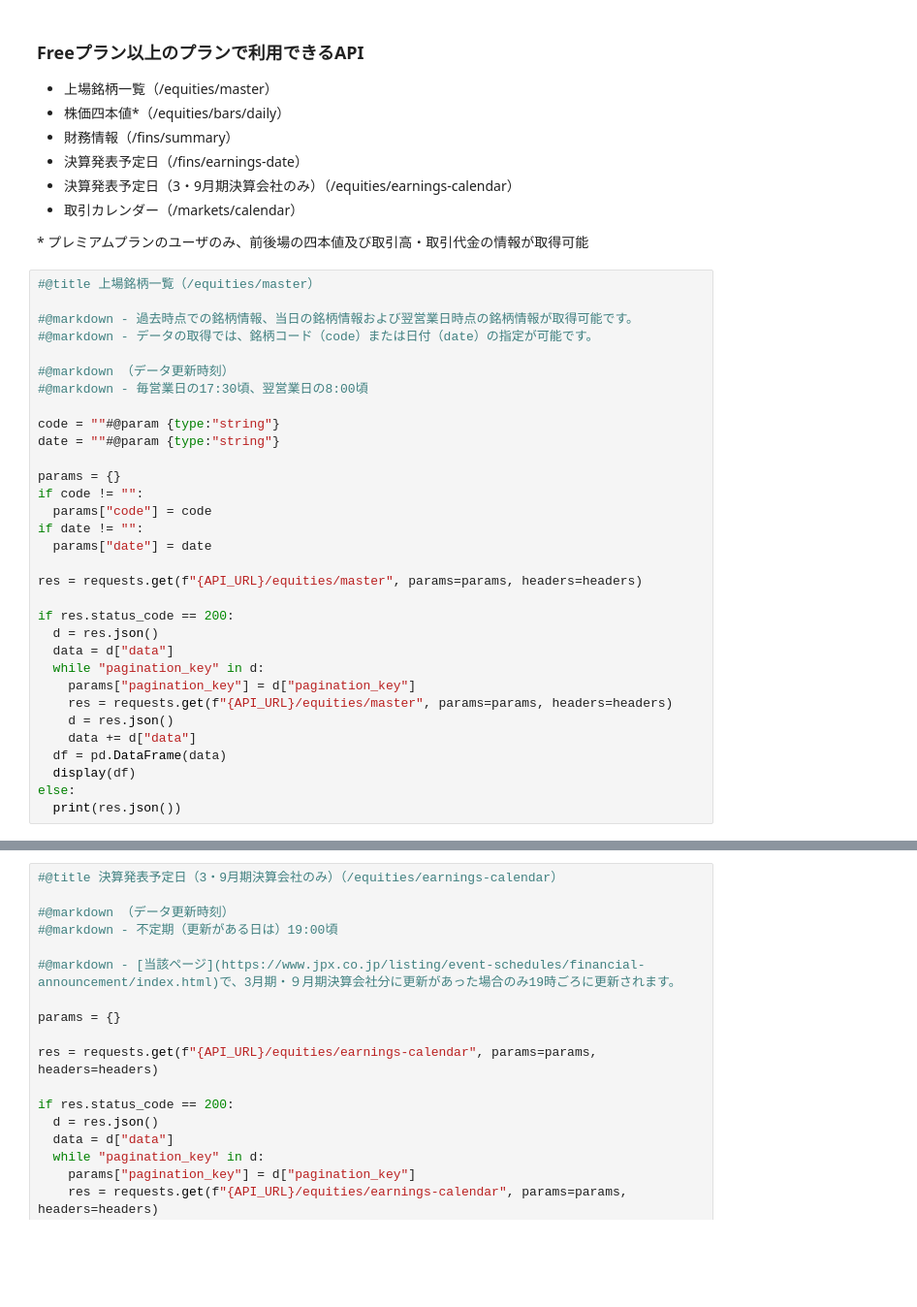
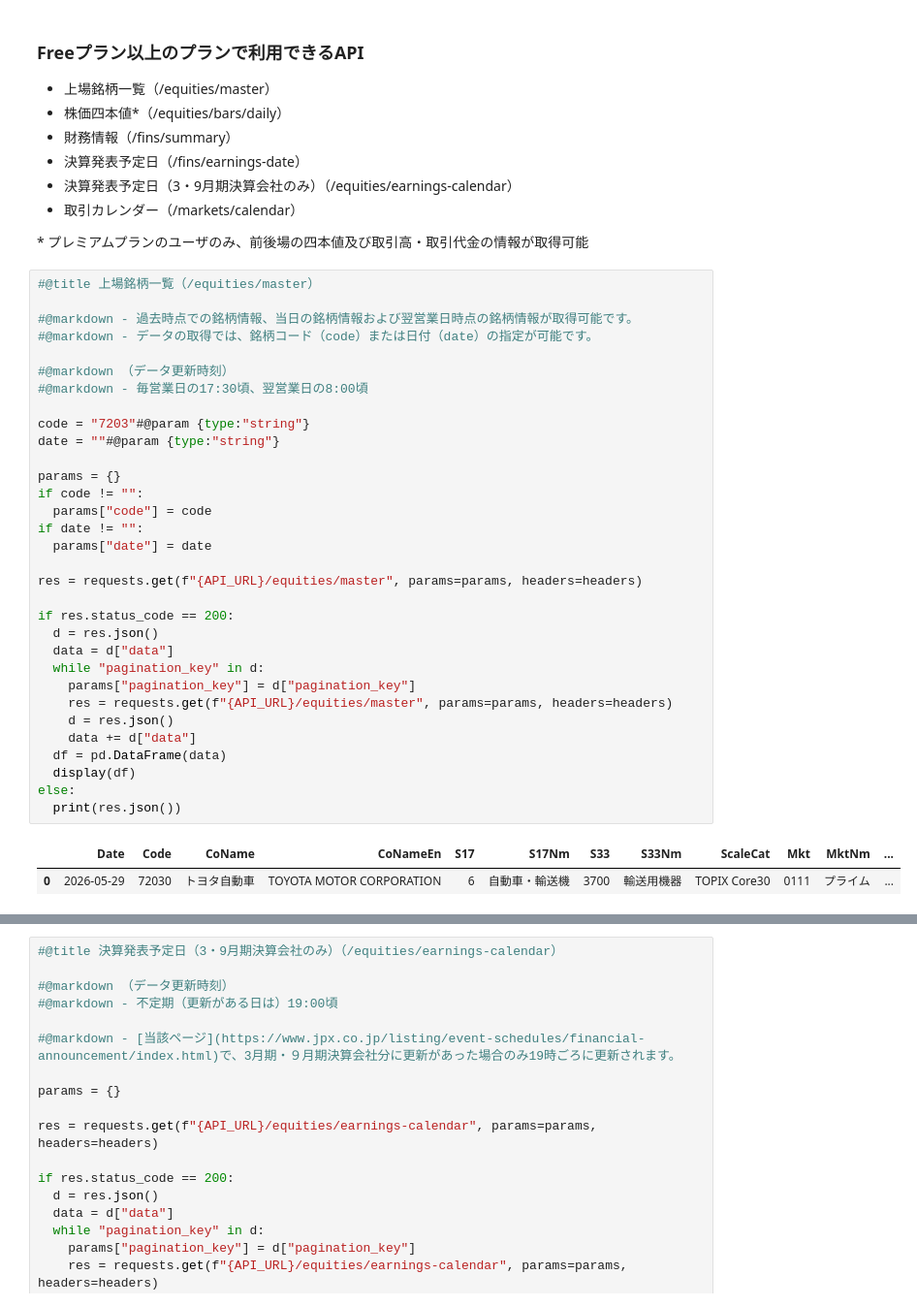
Before and after one commit to Takashi-sketch/hello-world, a Jupyter notebook: jquants-api-quick-start-v2.ipynb, the cells around one changed output, grey strips where cells are left out. Shown at 97% size. Drawn from its saved outputs; the diff is of its cells as text; blank space fills up the shorter version.

```diff
--- a/jquants-api-quick-start-v2.ipynb
+++ b/jquants-api-quick-start-v2.ipynb
@@ -66,34 +68,37 @@ else:
 #@title 上場銘柄一覧（/equities/master）
 
 #@markdown - 過去時点での銘柄情報、当日の銘柄情報および翌営業日時点の銘柄情報が取得可能です。
 #@markdown - データの取得では、銘柄コード（code）または日付（date）の指定が可能です。
 
 #@markdown （データ更新時刻）
 #@markdown - 毎営業日の17:30頃、翌営業日の8:00頃
 
-code = ""#@param {type:"string"}
+code = "7203"#@param {type:"string"}
 date = ""#@param {type:"string"}
 
 params = {}
 if code != "":
   params["code"] = code
 if date != "":
   params["date"] = date
 
 res = requests.get(f"{API_URL}/equities/master", params=params, headers=headers)
 
 if res.status_code == 200:
   d = res.json()
   data = d["data"]
   while "pagination_key" in d:
     params["pagination_key"] = d["pagination_key"]
     res = requests.get(f"{API_URL}/equities/master", params=params, headers=headers)
     d = res.json()
     data += d["data"]
   df = pd.DataFrame(data)
   display(df)
 else:
   print(res.json())
+# %% [output]
+|  | Date | Code | CoName | CoNameEn | S17 | S17Nm | S33 | S33Nm | ScaleCat | Mkt | MktNm | ... |
+| 0 | 2026-05-29 | 72030 | トヨタ自動車 | TOYOTA MOTOR CORPORATION | 6 | 自動車・輸送機 | 3700 | 輸送用機器 | TOPIX Core30 | 0111 | プライム | ... |
 # %%
 #@title 株価四本値（/equities/bars/daily）
 
```
Also changed, not shown: parts of 11 cells of this notebook.
